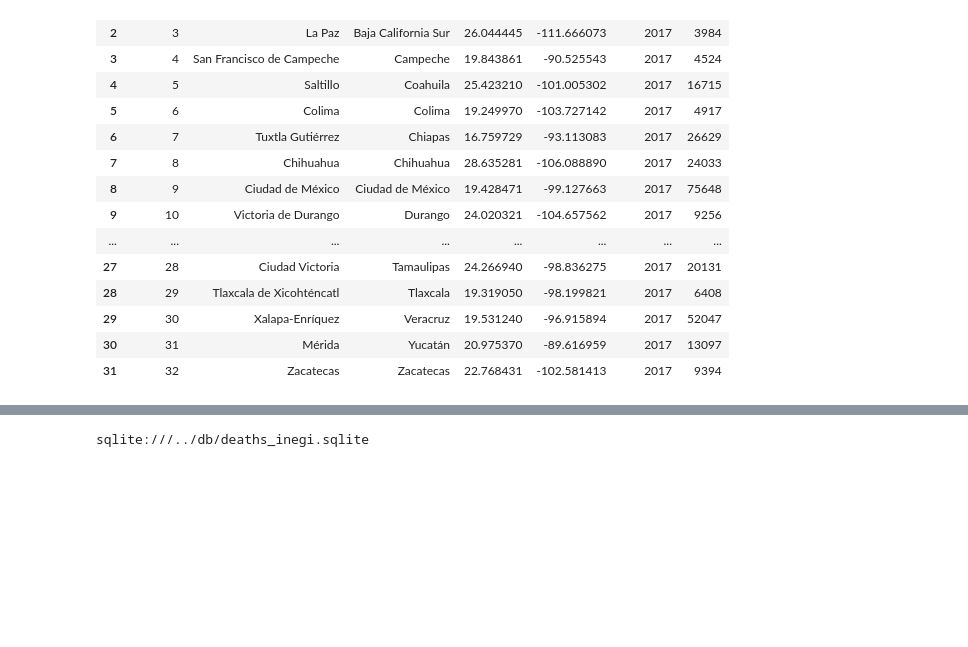
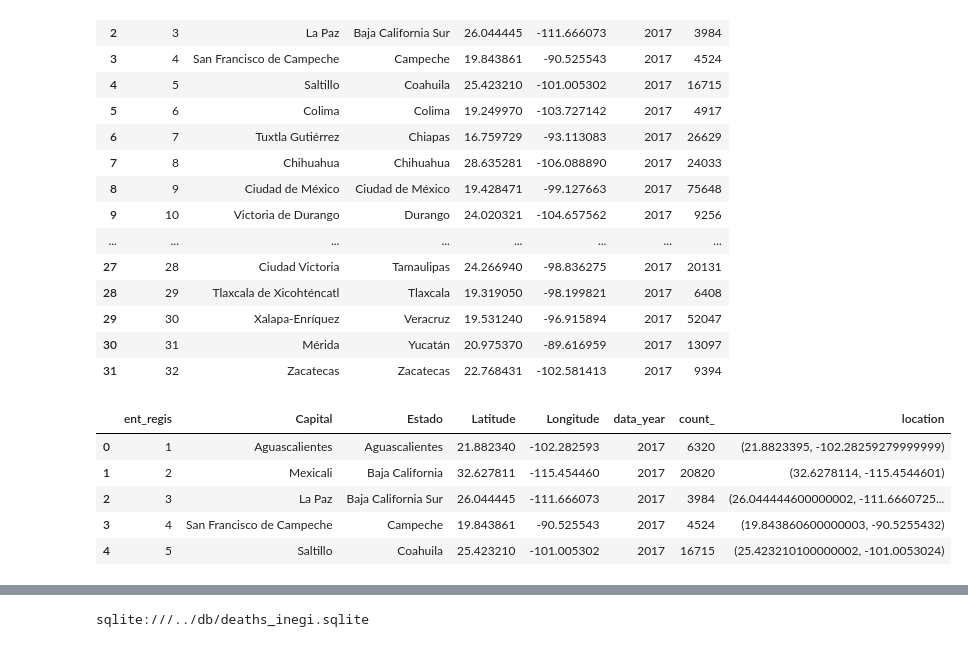
Before and after one commit to joelsotelods/1001-ways-to-die-in-Mexico, a Jupyter notebook: etl_process/Data_map1.ipynb, the cells around one changed output, grey strips where cells are left out. Saved outputs shown, nothing was run; the diff lists cells and outputs as text; code cells hidden in the pictures; blank space fills up the shorter version.

```diff
--- a/etl_process/Data_map1.ipynb
+++ b/etl_process/Data_map1.ipynb
@@ -208,3 +208,13 @@ death_states_geo_2017
 | 29 | 30 | Xalapa-Enríquez | Veracruz | 19.531240 | -96.915894 | 2017 | 52047 |
 | 30 | 31 | Mérida | Yucatán | 20.975370 | -89.616959 | 2017 | 13097 |
 | 31 | 32 | Zacatecas | Zacatecas | 22.768431 | -102.581413 | 2017 | 9394 |
+# %%
+death_states_geo_2017["location"]= list(zip(death_states_geo_2017.Latitude, death_states_geo_2017.Longitude))
+death_states_geo_2017.head()
+# %% [output]
+|  | ent_regis | Capital | Estado | Latitude | Longitude | data_year | count_ | location |
+| 0 | 1 | Aguascalientes | Aguascalientes | 21.882340 | -102.282593 | 2017 | 6320 | (21.8823395, -102.28259279999999) |
+| 1 | 2 | Mexicali | Baja California | 32.627811 | -115.454460 | 2017 | 20820 | (32.6278114, -115.4544601) |
+| 2 | 3 | La Paz | Baja California Sur | 26.044445 | -111.666073 | 2017 | 3984 | (26.044444600000002, -111.6660725... |
+| 3 | 4 | San Francisco de Campeche | Campeche | 19.843861 | -90.525543 | 2017 | 4524 | (19.843860600000003, -90.5255432) |
+| 4 | 5 | Saltillo | Coahuila | 25.423210 | -101.005302 | 2017 | 16715 | (25.423210100000002, -101.0053024) |
```
Also changed, not shown: parts of 6 cells of this notebook, 3 other files.
